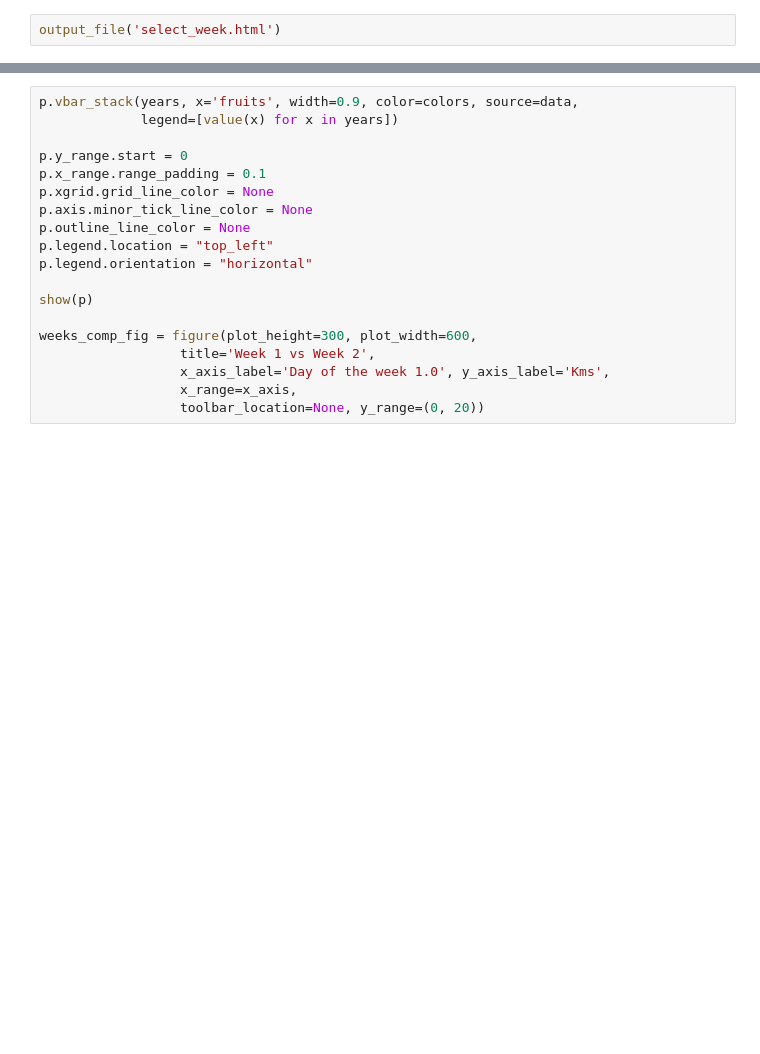
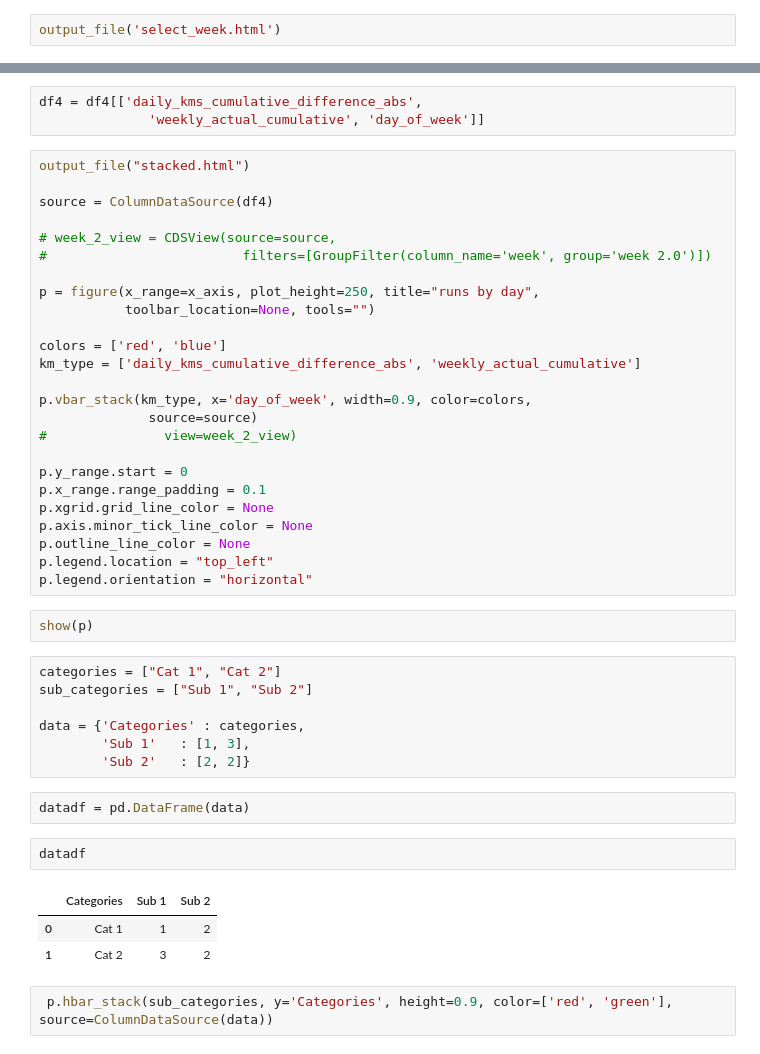
Before and after one commit to johnkbyrne/one-thousand-miles, a Jupyter notebook: 1000_kilometers.ipynb, the cells around one changed output, grey strips where cells are left out. Drawn from its saved outputs; the diff is of its cells as text; blank space fills up the shorter version.

Commit message:
adding stacked bar

```diff
--- a/1000_kilometers.ipynb
+++ b/1000_kilometers.ipynb
@@ -348,6 +360,23 @@ output_file('select_week.html')
+# %%
+df4 = df4[['daily_kms_cumulative_difference_abs',
+              'weekly_actual_cumulative', 'day_of_week']]
 # %%
-p.vbar_stack(years, x='fruits', width=0.9, color=colors, source=data,
-             legend=[value(x) for x in years])
+output_file("stacked.html")
+
+source = ColumnDataSource(df4)
+
+# week_2_view = CDSView(source=source,
+#                         filters=[GroupFilter(column_name='week', group='week 2.0')])
+
+p = figure(x_range=x_axis, plot_height=250, title="runs by day",
+           toolbar_location=None, tools="")
+
+colors = ['red', 'blue']
+km_type = ['daily_kms_cumulative_difference_abs', 'weekly_actual_cumulative']
+
+p.vbar_stack(km_type, x='day_of_week', width=0.9, color=colors,
+              source=source)
+#               view=week_2_view)
 
 p.y_range.start = 0
 p.x_range.range_padding = 0.1
@@ -356,11 +385,22 @@ p.axis.minor_tick_line_color = None
 p.outline_line_color = None
 p.legend.location = "top_left"
 p.legend.orientation = "horizontal"
-
-show(p)
-
-weeks_comp_fig = figure(plot_height=300, plot_width=600,
-                  title='Week 1 vs Week 2',
-                  x_axis_label='Day of the week 1.0', y_axis_label='Kms',
-                  x_range=x_axis,
-                  toolbar_location=None, y_range=(0, 20))
+# %%
+show(p)
+# %%
+categories = ["Cat 1", "Cat 2"]
+sub_categories = ["Sub 1", "Sub 2"]
+
+data = {'Categories' : categories,
+        'Sub 1'   : [1, 3],
+        'Sub 2'   : [2, 2]}
+# %%
+datadf = pd.DataFrame(data)
+# %%
+datadf
+# %% [output]
+|  | Categories | Sub 1 | Sub 2 |
+| 0 | Cat 1 | 1 | 2 |
+| 1 | Cat 2 | 3 | 2 |
+# %%
+ p.hbar_stack(sub_categories, y='Categories', height=0.9, color=['red', 'green'], source=ColumnDataSource(data))
```
Also changed, not shown: parts of 10 cells of this notebook, 5 other files.
